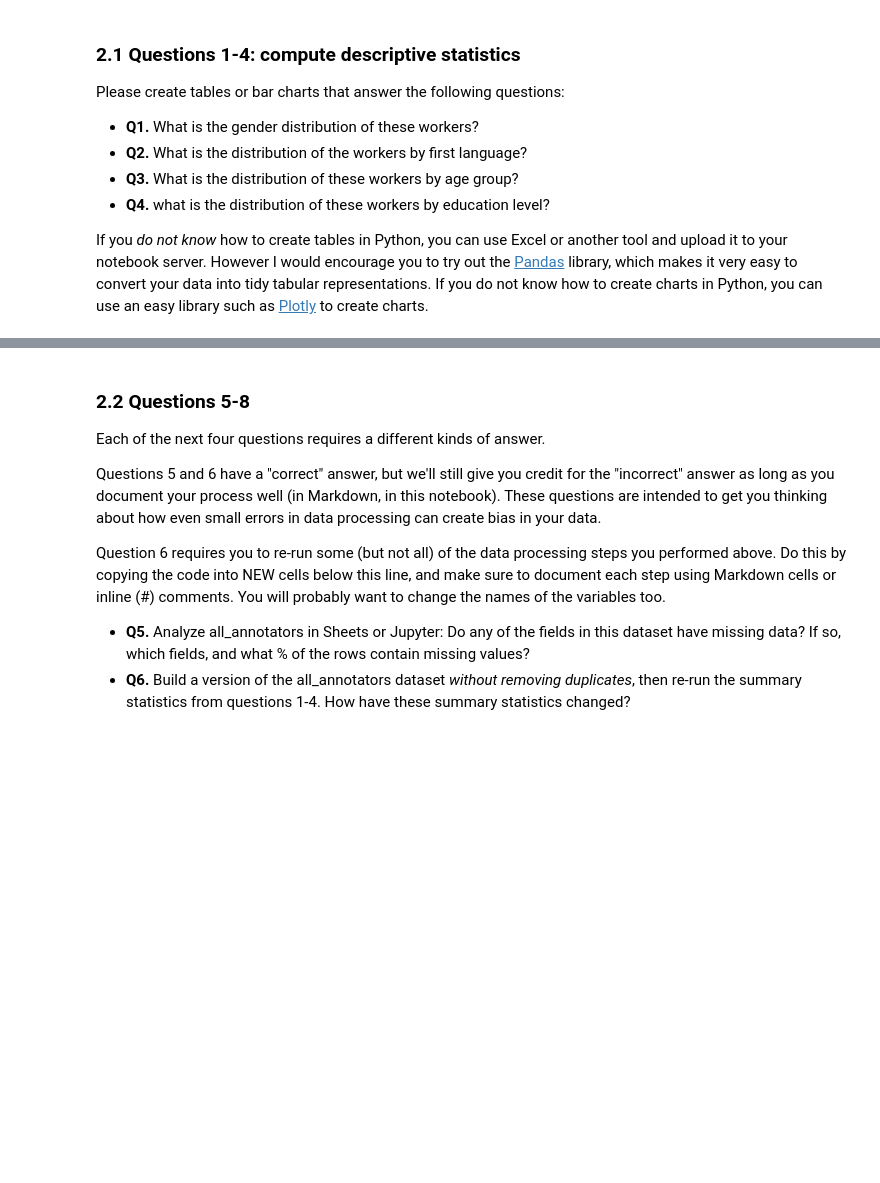
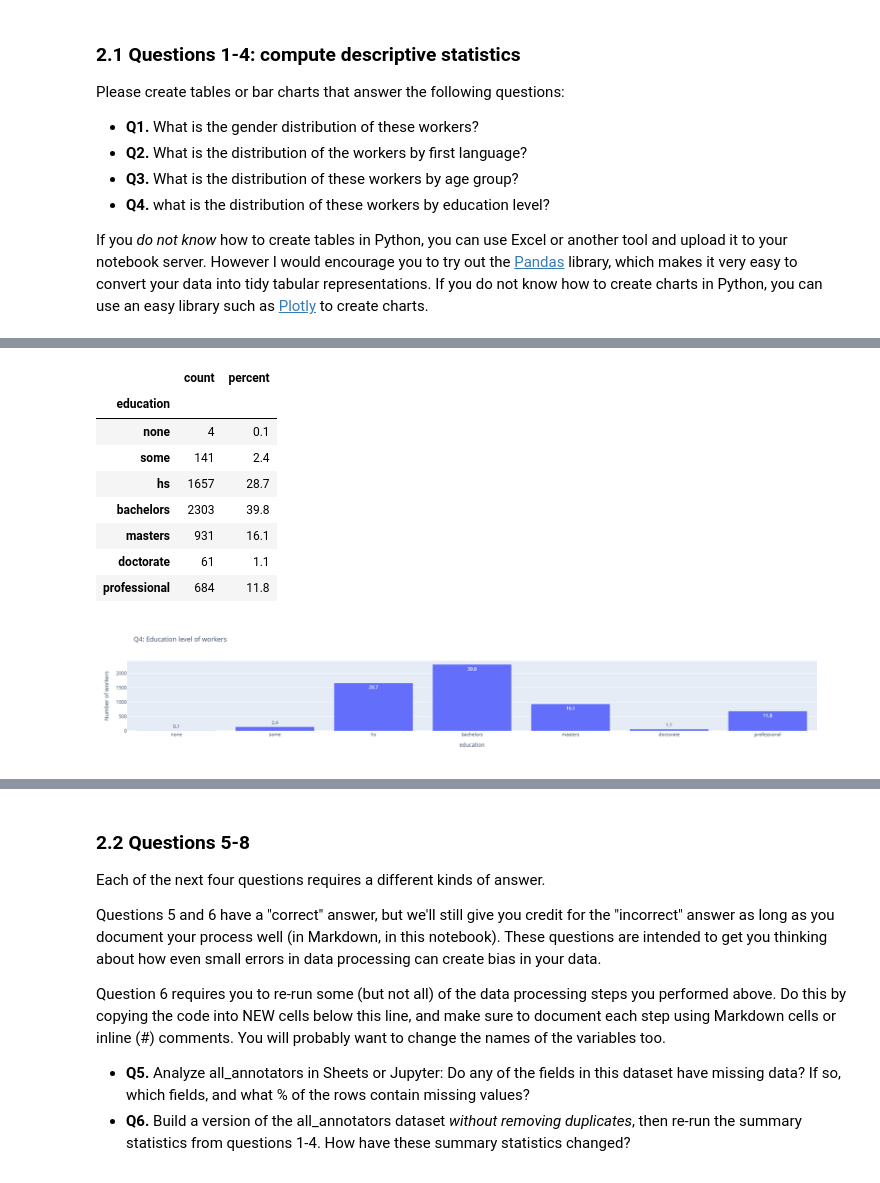
Before and after one commit to sarahjay5/hcde-410, a Jupyter notebook: A2/hcde410-a2.ipynb, the cells around one changed output, grey strips where cells are left out. Cells and saved outputs as stored; diff of their text form; code cells hidden in the pictures; blank space fills up the shorter version.

```diff
--- a/A2/hcde410-a2.ipynb
+++ b/A2/hcde410-a2.ipynb
@@ -422,0 +499,22 @@ Use both Markdown and code-formatted cells.
+# %%
+# Q4: education (ordered from least to most)
+order = ['none', 'some', 'hs', 'bachelors', 'masters', 'doctorate', 'professional']
+q4 = pd.DataFrame({
+    'count': df['education'].value_counts(dropna=False),
+    'percent': (df['education'].value_counts(normalize=True, dropna=False) * 100).round(1)
+})
+q4 = q4.reindex([o for o in order if o in q4.index] + [i for i in q4.index if i not in order])
+display(q4)
+px.bar(q4, x=q4.index, y='count', text='percent', title='Q4: Education level of workers',
+       labels={'x': 'Education level', 'count': 'Number of workers'}).show()
+# %% [output]
+|  | count | percent |
+| education |  |  |
+| none | 4 | 0.1 |
+| some | 141 | 2.4 |
+| hs | 1657 | 28.7 |
+| bachelors | 2303 | 39.8 |
+| masters | 931 | 16.1 |
+| doctorate | 61 | 1.1 |
+| professional | 684 | 11.8 |
+[figure, added]
```
Also changed, not shown: parts of 20 cells of this notebook.
